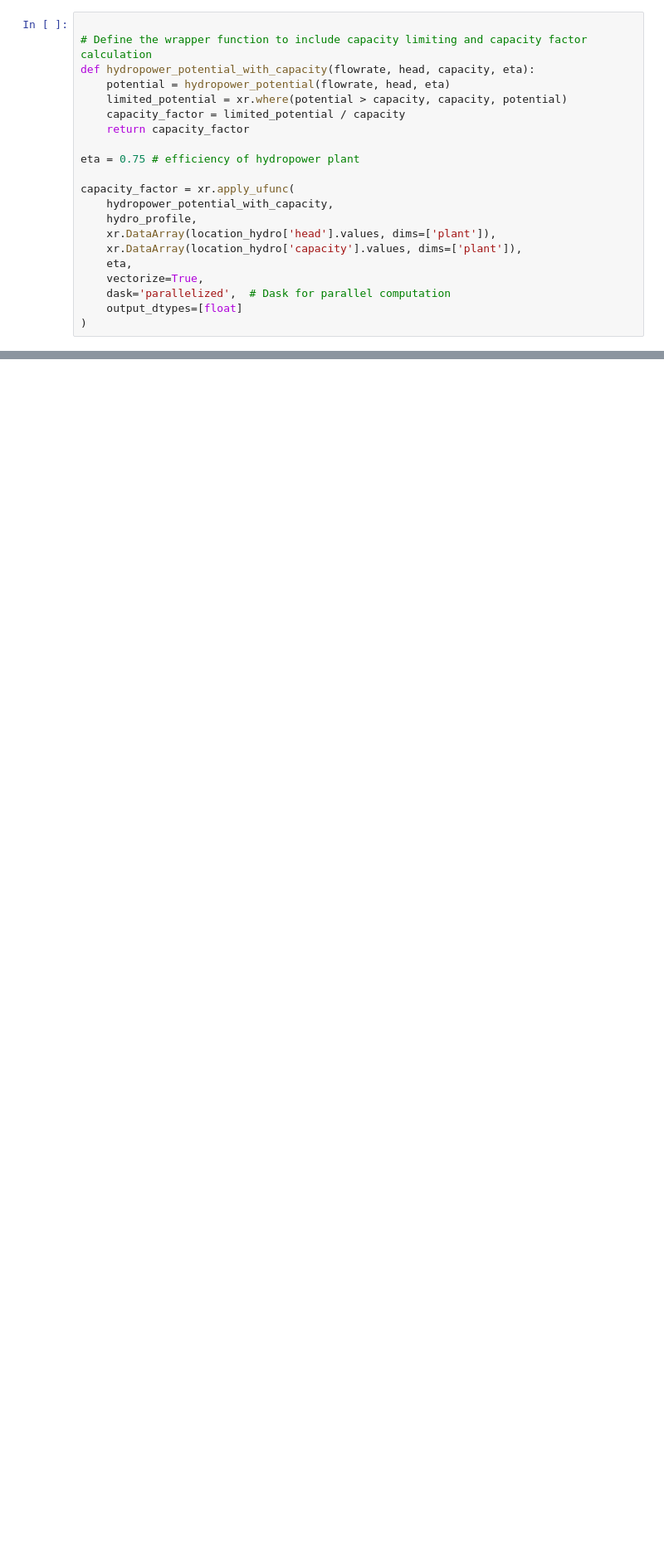
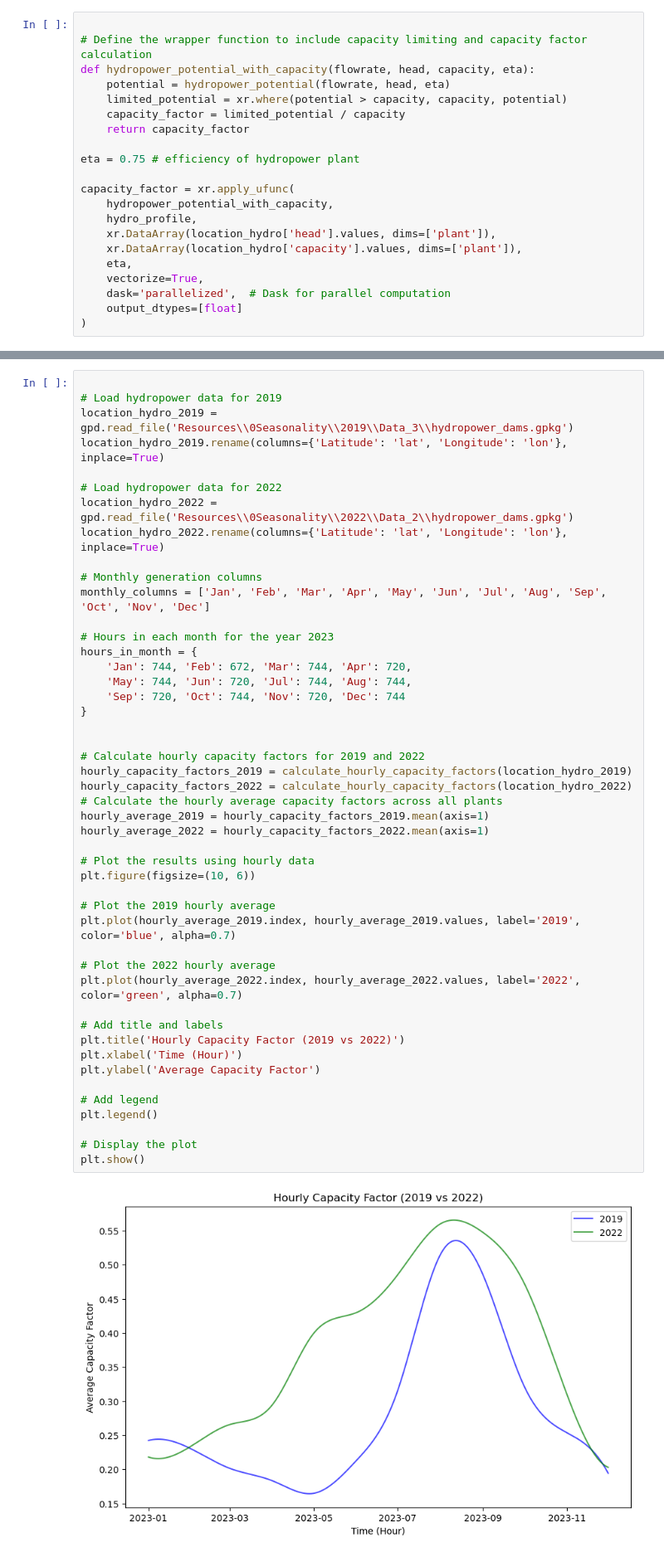
Before and after one commit to lukasschirren/GeoH2-Laos-Master-Thesis, a Jupyter notebook: test_hydropotential.ipynb, the cells around one changed output, grey strips where cells are left out. Shown at 83% size. Drawn from its saved outputs; the diff is of its cells as text; blank space fills up the shorter version.

```diff
--- a/test_hydropotential.ipynb
+++ b/test_hydropotential.ipynb
@@ -309,0 +468,49 @@ plt.show()
+# %%
+
+# Load hydropower data for 2019
+location_hydro_2019 = gpd.read_file('Resources\\0Seasonality\\2019\\Data_3\\hydropower_dams.gpkg')
+location_hydro_2019.rename(columns={'Latitude': 'lat', 'Longitude': 'lon'}, inplace=True)
+
+# Load hydropower data for 2022
+location_hydro_2022 = gpd.read_file('Resources\\0Seasonality\\2022\\Data_2\\hydropower_dams.gpkg')
+location_hydro_2022.rename(columns={'Latitude': 'lat', 'Longitude': 'lon'}, inplace=True)
+
+# Monthly generation columns
+monthly_columns = ['Jan', 'Feb', 'Mar', 'Apr', 'May', 'Jun', 'Jul', 'Aug', 'Sep', 'Oct', 'Nov', 'Dec']
+
+# Hours in each month for the year 2023
+hours_in_month = {
+    'Jan': 744, 'Feb': 672, 'Mar': 744, 'Apr': 720,
+    'May': 744, 'Jun': 720, 'Jul': 744, 'Aug': 744,
+    'Sep': 720, 'Oct': 744, 'Nov': 720, 'Dec': 744
+}
+
+
+# Calculate hourly capacity factors for 2019 and 2022
+hourly_capacity_factors_2019 = calculate_hourly_capacity_factors(location_hydro_2019)
+hourly_capacity_factors_2022 = calculate_hourly_capacity_factors(location_hydro_2022)
+# Calculate the hourly average capacity factors across all plants
+hourly_average_2019 = hourly_capacity_factors_2019.mean(axis=1)
+hourly_average_2022 = hourly_capacity_factors_2022.mean(axis=1)
+
+# Plot the results using hourly data
+plt.figure(figsize=(10, 6))
+
+# Plot the 2019 hourly average
+plt.plot(hourly_average_2019.index, hourly_average_2019.values, label='2019', color='blue', alpha=0.7)
+
+# Plot the 2022 hourly average
+plt.plot(hourly_average_2022.index, hourly_average_2022.values, label='2022', color='green', alpha=0.7)
+
+# Add title and labels
+plt.title('Hourly Capacity Factor (2019 vs 2022)')
+plt.xlabel('Time (Hour)')
+plt.ylabel('Average Capacity Factor')
+
+# Add legend
+plt.legend()
+
+# Display the plot
+plt.show()
+# %% [output]
+[figure, added]
```
Also changed, not shown: parts of 17 cells of this notebook, 3 other files.
